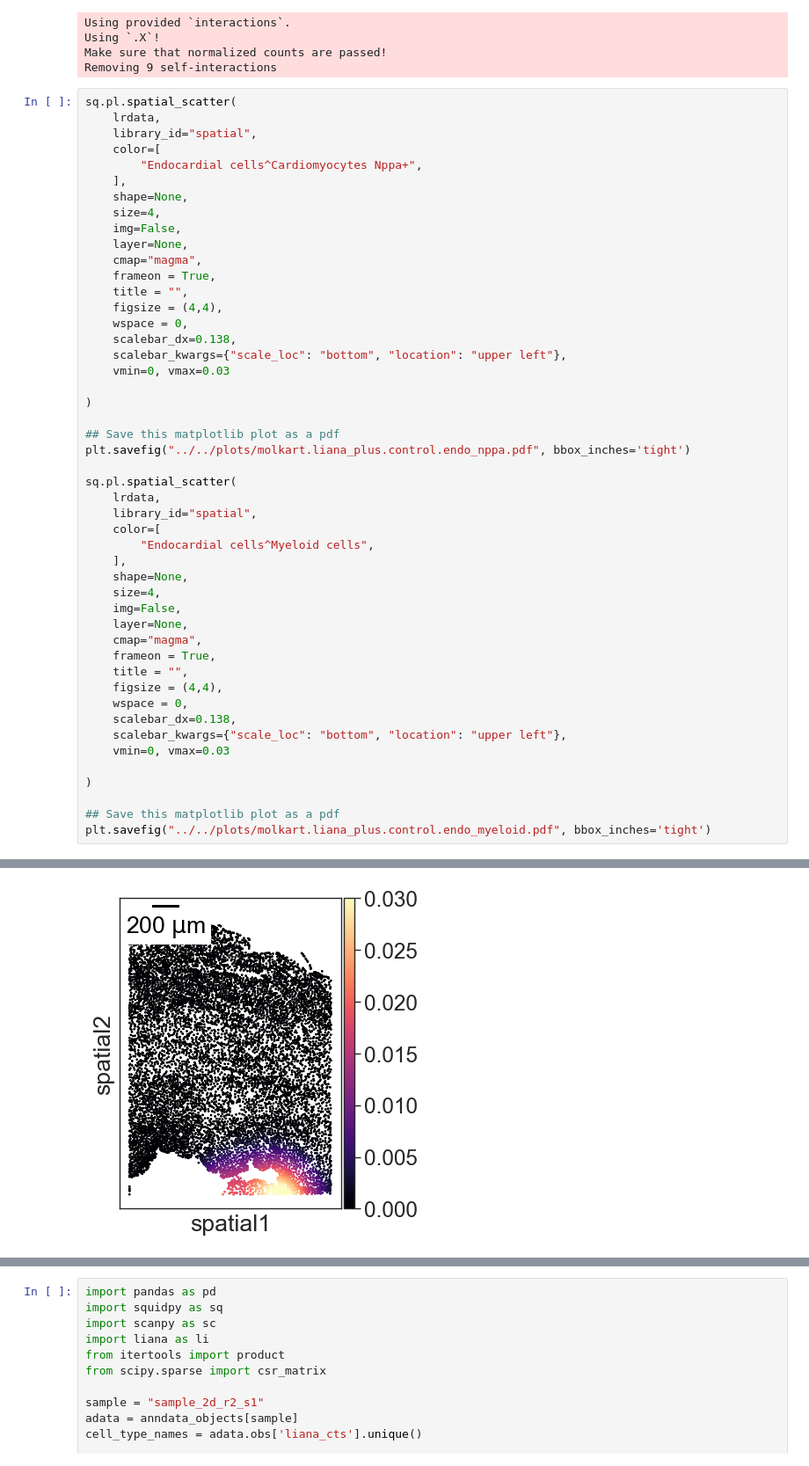
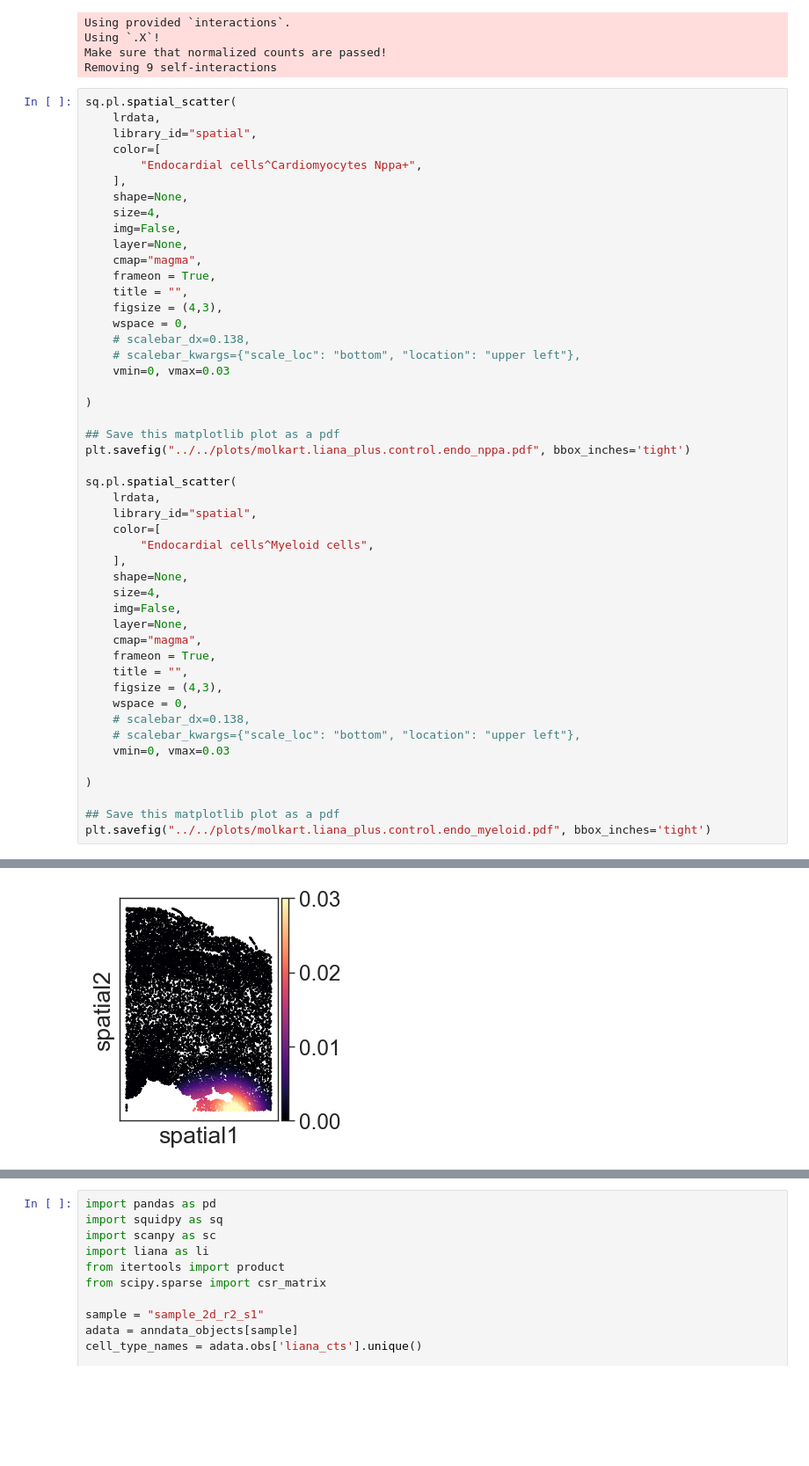
Before and after one commit to SchapiroLabor/mi_spatialomics, a Jupyter notebook: analysis/molecular_cartography_python/molkart.local_analysis_lianaplus.ipynb, the cells around one changed output, grey strips where cells are left out. Shown at 88% size. Cells and saved outputs as stored; diff of their text form; blank space fills up the shorter version.

```diff
--- a/analysis/molecular_cartography_python/molkart.local_analysis_lianaplus.ipynb
+++ b/analysis/molecular_cartography_python/molkart.local_analysis_lianaplus.ipynb
@@ -135,10 +128,10 @@ sq.pl.spatial_scatter(
     cmap="magma",
     frameon = True,
     title = "",
-    figsize = (4,4),
+    figsize = (4,3),
     wspace = 0,
-    scalebar_dx=0.138,
-    scalebar_kwargs={"scale_loc": "bottom", "location": "upper left"},
+    # scalebar_dx=0.138,
+    # scalebar_kwargs={"scale_loc": "bottom", "location": "upper left"},
     vmin=0, vmax=0.03
 
 )
@@ -159,10 +152,10 @@ sq.pl.spatial_scatter(
     cmap="magma",
     frameon = True,
     title = "",
-    figsize = (4,4),
+    figsize = (4,3),
     wspace = 0,
-    scalebar_dx=0.138,
-    scalebar_kwargs={"scale_loc": "bottom", "location": "upper left"},
+    # scalebar_dx=0.138,
+    # scalebar_kwargs={"scale_loc": "bottom", "location": "upper left"},
     vmin=0, vmax=0.03
 
 )
@@ -179 +166 @@ plt.savefig("../../plots/molkart.liana_plus.control.endo_myeloid.pdf", bbox_inch
-[figure, old version]
+[figure, new version]
```
Also changed, not shown: parts of 18 cells of this notebook, 42 other files.
